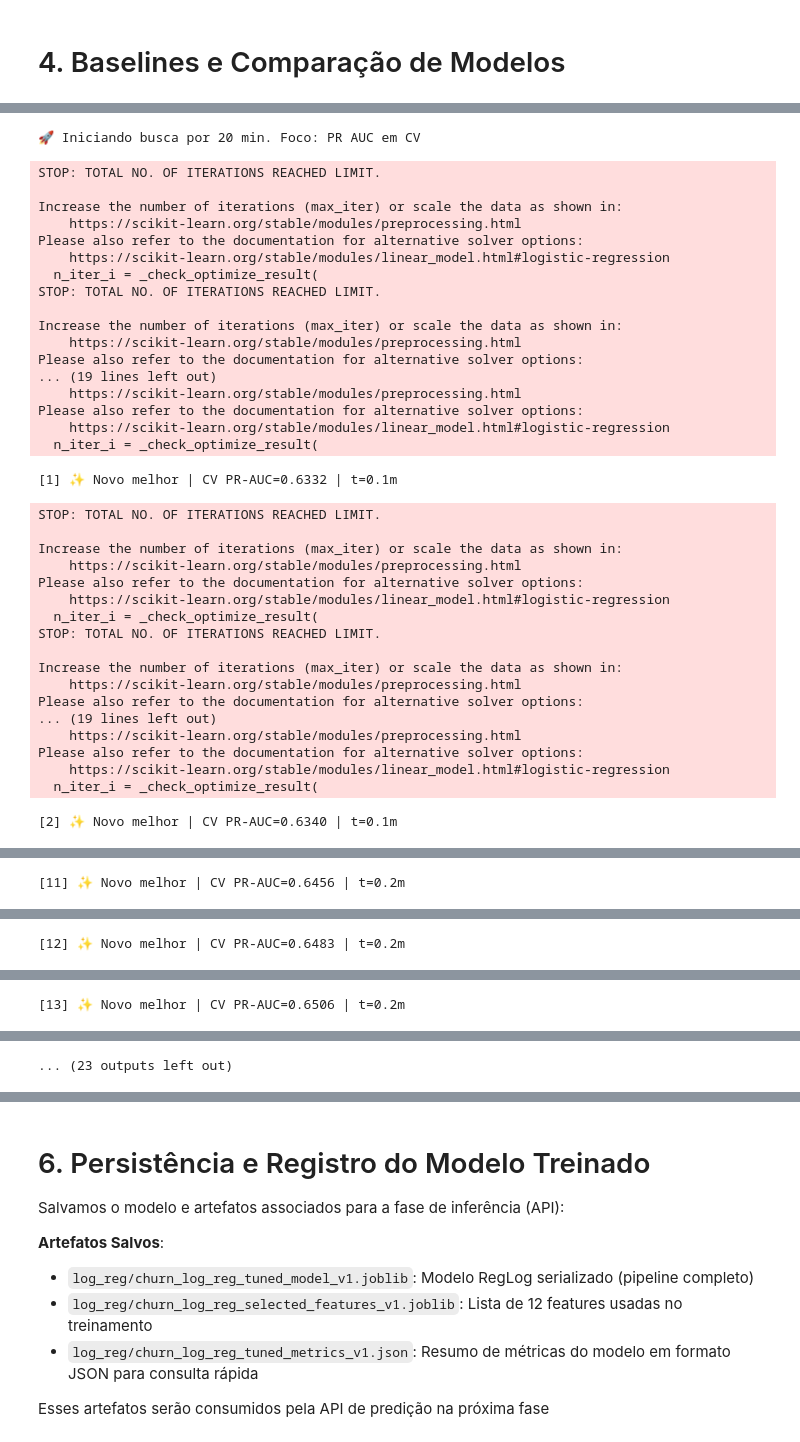
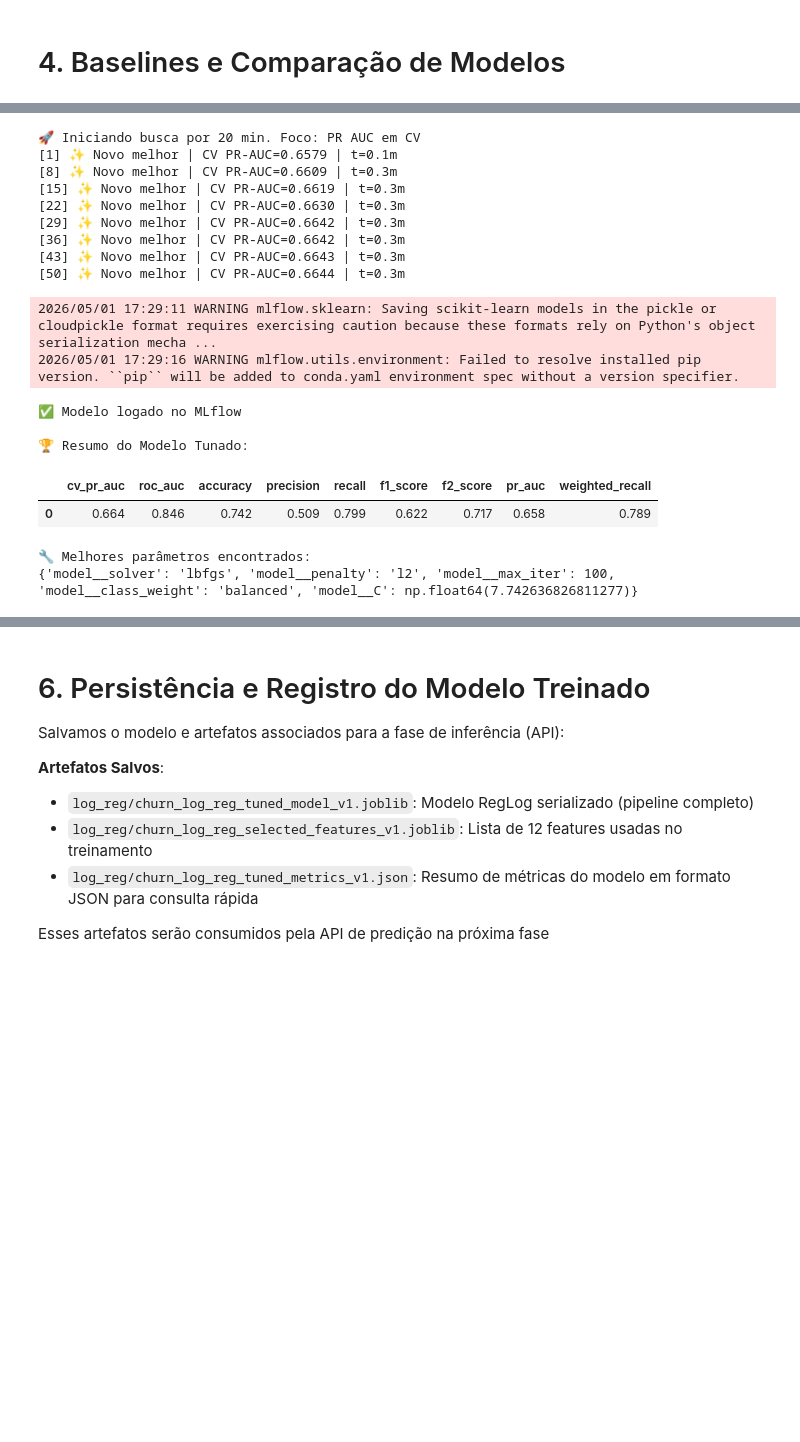
Before and after one commit to fiap-postech-ml-engineering/ml-churn-prediction, a Jupyter notebook: notebooks/02_baselines.ipynb, the cells around one changed output, grey strips where cells are left out. Saved outputs shown, nothing was run; the diff lists cells and outputs as text; code cells hidden in the pictures; blank space fills up the shorter version.

```diff
--- a/notebooks/02_baselines.ipynb
+++ b/notebooks/02_baselines.ipynb
@@ -404,8 +423,8 @@ logreg_balanced_param_distributions = {
     "model__C": np.logspace(-3, 2, 10),  # Regularização
     "model__solver": ["lbfgs"],          # Solver fixo
     "model__penalty": ["l2"],            # Penalidade fixa
-    "model__max_iter": [100, 200, 500, 1000, 2000],  # Iterações
-    "model__class_weight": ["balanced", None]
+    "model__max_iter": [100, 200, 500, 1000, 2000, 4000, 5000],  # Iterações
+    "model__class_weight": ["balanced"]
 }
 
 logreg_balanced_sampler = ParameterSampler(logreg_balanced_param_distributions, n_iter=1000, random_state=RANDOM_SEED)
@@ -425,10 +444,11 @@ for i, params in enumerate(logreg_balanced_sampler, start=1):
         print("⏱️ Tempo limite atingido; encerrando busca.")
         break
 
-    logreg_balanced_pipeline = Pipeline([
-        ("model", baseline_configs["Baseline_LogReg_Balanced"][0])
-    ])
-    if hasattr(logreg_balanced_pipeline.named_steps["model"], 'get_params'):
+    # Cria pipeline com instância isolada a cada iteração para evitar contaminação de parâmetros
+    from sklearn.base import clone as _clone
+    logreg_balanced_pipeline = _clone(baseline_configs["Baseline_LogReg_Balanced"][0])
+
+    if hasattr(logreg_balanced_pipeline, 'set_params'):
         try:
             logreg_balanced_pipeline.set_params(**params)
         except Exception as e:
@@ -463,73 +483,54 @@ for i, params in enumerate(logreg_balanced_sampler, start=1):
             print(f"🎯 Alvo de CV PR-AUC {LOGREG_BALANCED_PR_AUC_TARGET:.2f} atingido. Encerrando busca.")
             break
 
-# Melhor modelo encontrado
+# Melhor modelo encontrado — pipeline já isolado, parâmetros e pesos são consistentes
 logreg_balanced_best_pipeline = logreg_balanced_best["pipeline"]
 
 # Avaliação final no teste: apenas UMA VEZ, depois da escolha
 # Utiliza o threshold customizado do settings.py para converter probabilidades em classe
 logreg_balanced_y_proba_tuned = logreg_balanced_best_pipeline.predict_proba(X_test_selected)[:, 1]
-logreg_balanced_y_pred_tuned = (logreg_balanced_y_proba_tuned >= APPROVAL_THRESHOLD).astype(int)  # Aplica o threshold customizado
+logreg_balanced_y_pred_tuned = (logreg_balanced_y_proba_tuned >= APPROVAL_THRESHOLD).astype(int)
 
 logreg_balanced_best_metrics = {
     "cv_pr_auc": logreg_balanced_best["cv_pr_auc"],
     "roc_auc": roc_auc_score(y_test, logreg_balanced_y_proba_tuned),
     "accuracy": accuracy_score(y_test, logreg_balanced_y_pred_tuned),
     "precision": precision_score(y_test, logreg_balanced_y_pred_tuned),
     "recall": recall_score(y_test, logreg_balanced_y_pred_tuned),
     "f1_score": f1_score(y_test, logreg_balanced_y_pred_tuned),
     "f2_score": fbeta_score(y_test, logreg_balanced_y_pred_tuned, beta=2),
     "pr_auc": average_precision_score(y_test, logreg_balanced_y_proba_tuned),
-    "weighted_recall": weighted_recall(y_test, logreg_balanced_y_pred_tuned, X_test_selected["CLTV"])
+    "weighted_recall": weighted_recall(y_test, logreg_balanced_y_pred_tuned, cltv_test)
 }
 
 with mlflow.start_run(run_name="log_reg_balanced_tuned_cv"):
     mlflow.log_params(logreg_balanced_best["params"])
-    mlflow.log_param("threshold", APPROVAL_THRESHOLD)  # Loga o threshold utilizado
+    mlflow.log_param("threshold", APPROVAL_THRESHOLD)
     mlflow.log_metrics(logreg_balanced_best_metrics)
     mlflow.sklearn.log_model(logreg_balanced_best_pipeline, name="sklearn_model")
 
-print("✅ Modelo corrigido logado no MLflow")
+print("✅ Modelo logado no MLflow")
 print("\n🏆 Resumo do Modelo Tunado:")
 display(pd.DataFrame([logreg_balanced_best_metrics]).round(3))
 
 print("\n🔧 Melhores parâmetros encontrados:")
 print(logreg_balanced_best["params"])
 # %% [output]
 🚀 Iniciando busca por 20 min. Foco: PR AUC em CV
+[1] ✨ Novo melhor | CV PR-AUC=0.6579 | t=0.1m
+[8] ✨ Novo melhor | CV PR-AUC=0.6609 | t=0.3m
+[15] ✨ Novo melhor | CV PR-AUC=0.6619 | t=0.3m
+[22] ✨ Novo melhor | CV PR-AUC=0.6630 | t=0.3m
+[29] ✨ Novo melhor | CV PR-AUC=0.6642 | t=0.3m
+[36] ✨ Novo melhor | CV PR-AUC=0.6642 | t=0.3m
+[43] ✨ Novo melhor | CV PR-AUC=0.6643 | t=0.3m
+[50] ✨ Novo melhor | CV PR-AUC=0.6644 | t=0.3m
-STOP: TOTAL NO. OF ITERATIONS REACHED LIMIT.
-
-Increase the number of iterations (max_iter) or scale the data as shown in:
-    https://scikit-learn.org/stable/modules/preprocessing.html
-Please also refer to the documentation for alternative solver options:
-    https://scikit-learn.org/stable/modules/linear_model.html#logistic-regression
-  n_iter_i = _check_optimize_result(
-STOP: TOTAL NO. OF ITERATIONS REACHED LIMIT.
-
-Increase the number of iterations (max_iter) or scale the data as shown in:
-    https://scikit-learn.org/stable/modules/preprocessing.html
-Please also refer to the documentation for alternative solver options:
-... (19 lines left out)
-    https://scikit-learn.org/stable/modules/preprocessing.html
-Please also refer to the documentation for alternative solver options:
-    https://scikit-learn.org/stable/modules/linear_model.html#logistic-regression
-  n_iter_i = _check_optimize_result(
+2026/05/01 17:29:11 WARNING mlflow.sklearn: Saving scikit-learn models in the pickle or cloudpickle format requires exercising caution because these formats rely on Python's object serialization mecha ...
+2026/05/01 17:29:16 WARNING mlflow.utils.environment: Failed to resolve installed pip version. ``pip`` will be added to conda.yaml environment spec without a version specifier.
-[1] ✨ Novo melhor | CV PR-AUC=0.6332 | t=0.1m
+✅ Modelo logado no MLflow
+
+🏆 Resumo do Modelo Tunado:
+|  | cv_pr_auc | roc_auc | accuracy | precision | recall | f1_score | f2_score | pr_auc | weighted_recall |
+| 0 | 0.664 | 0.846 | 0.742 | 0.509 | 0.799 | 0.622 | 0.717 | 0.658 | 0.789 |
-STOP: TOTAL NO. OF ITERATIONS REACHED LIMIT.
-
-Increase the number of iterations (max_iter) or scale the data as shown in:
-    https://scikit-learn.org/stable/modules/preprocessing.html
-Please also refer to the documentation for alternative solver options:
-    https://scikit-learn.org/stable/modules/linear_model.html#logistic-regression
-  n_iter_i = _check_optimize_result(
-STOP: TOTAL NO. OF ITERATIONS REACHED LIMIT.
-
-Increase the number of iterations (max_iter) or scale the data as shown in:
-    https://scikit-learn.org/stable/modules/preprocessing.html
-Please also refer to the documentation for alternative solver options:
-... (19 lines left out)
-    https://scikit-learn.org/stable/modules/preprocessing.html
-Please also refer to the documentation for alternative solver options:
-    https://scikit-learn.org/stable/modules/linear_model.html#logistic-regression
-  n_iter_i = _check_optimize_result(
+🔧 Melhores parâmetros encontrados:
+{'model__solver': 'lbfgs', 'model__penalty': 'l2', 'model__max_iter': 100, 'model__class_weight': 'balanced', 'model__C': np.float64(7.742636826811277)}
-[2] ✨ Novo melhor | CV PR-AUC=0.6340 | t=0.1m
@@ -553 +536,0 @@ Please also refer to the documentation for alternative solver options:
-[11] ✨ Novo melhor | CV PR-AUC=0.6456 | t=0.2m
@@ -571 +536,0 @@ Please also refer to the documentation for alternative solver options:
-[12] ✨ Novo melhor | CV PR-AUC=0.6483 | t=0.2m
@@ -589 +536,0 @@ Please also refer to the documentation for alternative solver options:
-[13] ✨ Novo melhor | CV PR-AUC=0.6506 | t=0.2m
@@ -604,2 +537 @@ Please also refer to the documentation for alternative solver options:
-... (23 outputs left out)
 # %%
```
Also changed, not shown: parts of 9 cells of this notebook.
